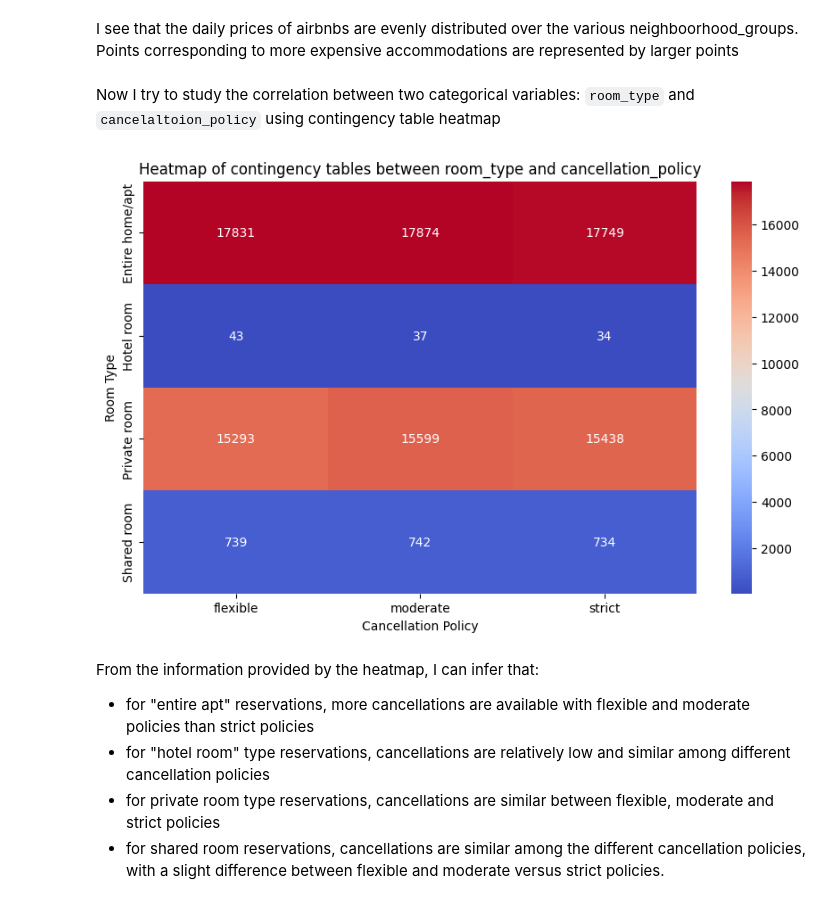
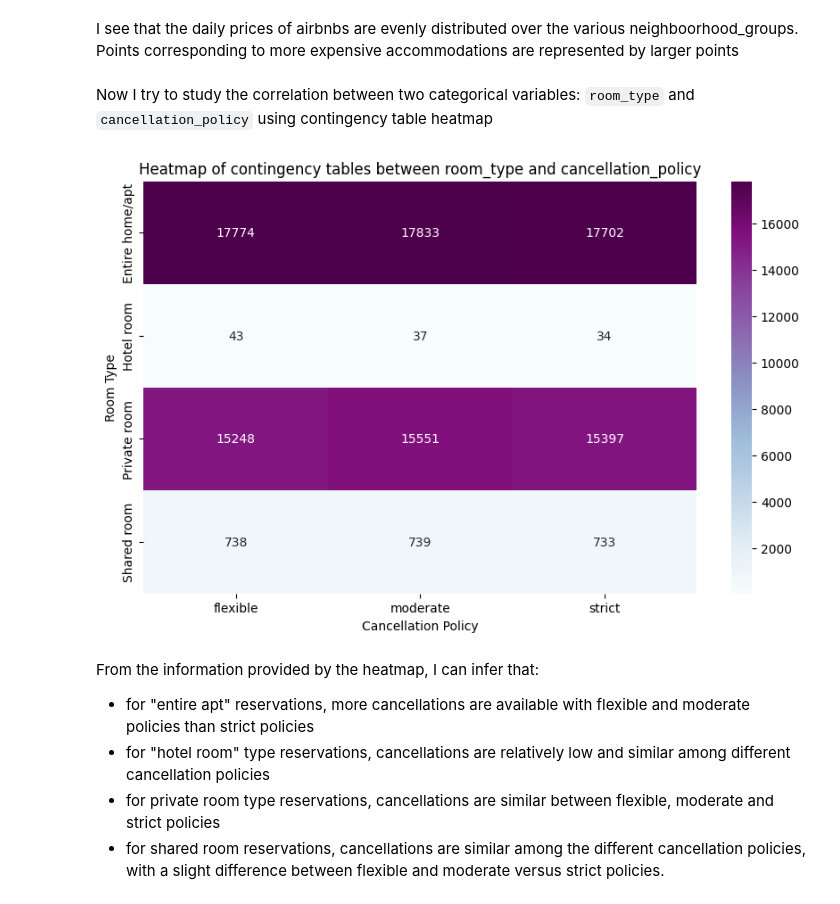
Before and after one commit to AnnaBicelli/Airbnb_Open_Data_project, a Jupyter notebook: Airbnb_Project.ipynb, the cells around one changed output. Cells and saved outputs as stored; diff of their text form; code cells hidden in the pictures.

```diff
--- a/Airbnb_Project.ipynb
+++ b/Airbnb_Project.ipynb
@@ -293,5 +293,5 @@ Name: price, Length: 102113, dtype: float64
 # %%
-airbnb_df.service_fee = airbnb_df.service_fee.replace({'$': '', ',': ''}, regex=True).astype(float)
+airbnb_df.service_fee = airbnb_df.service_fee.replace({r'\$': '', ',': ''}, regex=True).astype(float)
 airbnb_df.service_fee
 # %% [output]
 0         193.0
@@ -308,0 +318,2 @@ Name: service_fee, Length: 102113, dtype: float64
+# %%
+airbnb_df['instant_bookable'] = airbnb_df['instant_bookable'].astype(bool)
@@ -461,9 +503,6 @@ I decide to:
 # %%
 name_mode = airbnb_df['name'].mode()[0]
 airbnb_df['name'] = airbnb_df['name'].fillna(name_mode)
-
-host_identity_verified_mode = airbnb_df['host_identity_verified'].mode()[0]
-airbnb_df['host_identity_verified'].fillna(host_identity_verified_mode)
 
 host_name_mode = airbnb_df['host_name'].mode()[0]
 airbnb_df['host_name'] = airbnb_df['host_name'].fillna(host_name_mode)
@@ -480,9 +519,6 @@ airbnb_df['country'] = airbnb_df['country'].fillna(country_mode)
 country_code_mode = airbnb_df['country_code'].mode()[0]
 airbnb_df['country_code'] = airbnb_df['country_code'].fillna(country_code_mode)
 
-instant_bookable_mode = airbnb_df['instant_bookable'].mode()[0]
-airbnb_df['instant_bookable'] = airbnb_df['instant_bookable'].fillna(instant_bookable_mode)
-
 cancellation_policy_mode = airbnb_df['cancellation_policy'].mode()[0]
 airbnb_df['cancellation_policy'] = airbnb_df['cancellation_policy'].fillna(cancellation_policy_mode)
 
@@ -490,6 +526,8 @@ room_type_mode = airbnb_df['room_type'].mode()[0]
 airbnb_df['room_type'] = airbnb_df['room_type'].fillna(room_type_mode)
 # %%
 airbnb_df.drop(columns = ["license","house_rules", "last_review"], axis=1, inplace = True)
+# %%
+airbnb_df.dropna(subset=['host_identity_verified'],inplace=True)
 # %%
 airbnb_df.shape
 # %% [output]
@@ -973,20 +1012,20 @@ plt.show()
 I see that the daily prices of airbnbs are evenly distributed over the various neighboorhood_groups.<br>
 Points corresponding to more expensive accommodations are represented by larger points
 # %% [markdown]
-Now I try to study the correlation between two categorical variables: `room_type` and `cancelaltoion_policy` using contingency table heatmap
+Now I try to study the correlation between two categorical variables: `room_type` and `cancellation_policy` using contingency table heatmap
 # %%
 # Calculate the contingency table
 contingency_table = pd.crosstab(airbnb_df['room_type'], airbnb_df['cancellation_policy'])
 
 # Create the heatmap
 plt.figure(figsize=(10, 6))
-sns.heatmap(contingency_table, annot=True, cmap='coolwarm', fmt='d')
+sns.heatmap(contingency_table, annot=True, cmap='BuPu', fmt='d')
 plt.title('Heatmap of contingency tables between room_type and cancellation_policy')
 plt.xlabel('Cancellation Policy')
 plt.ylabel('Room Type')
 plt.show()
 # %% [output]
-[figure, old version]
+[figure, new version]
 # %% [markdown]
 From the information provided by the heatmap, I can infer that:<br>
 - for "entire apt" reservations, more cancellations are available with flexible and moderate policies than strict policies<br>
```
Also changed, not shown: parts of 93 cells of this notebook.
